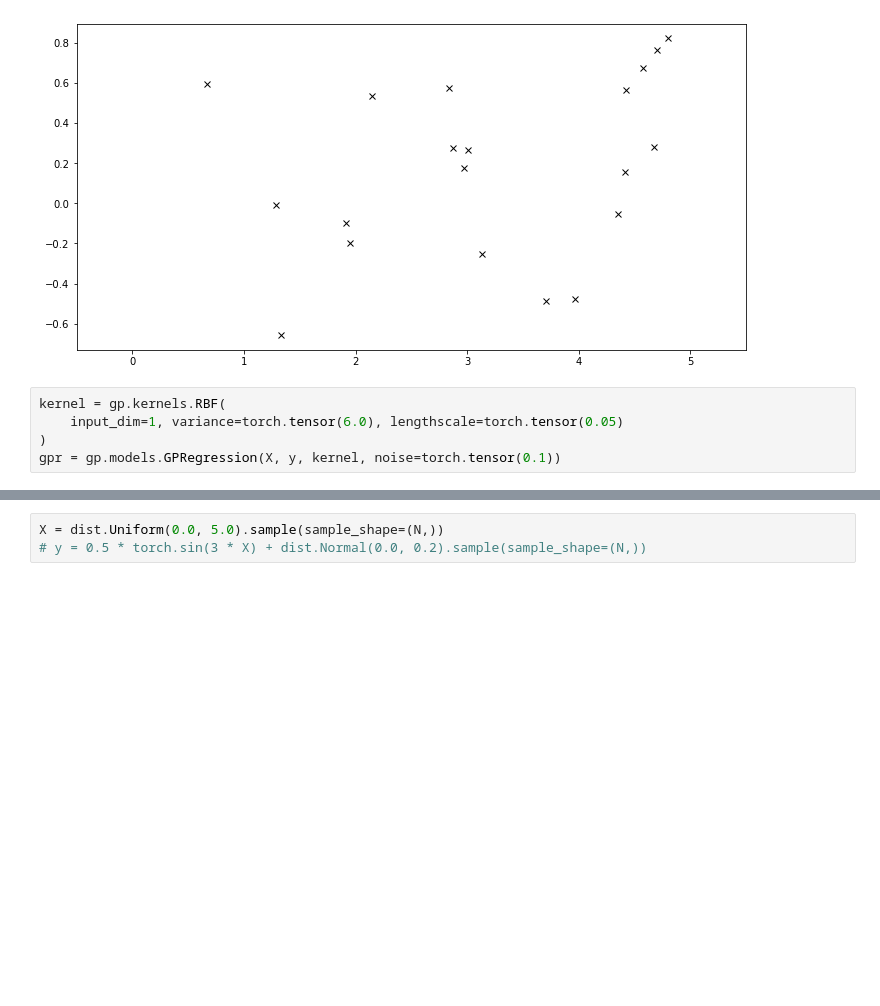
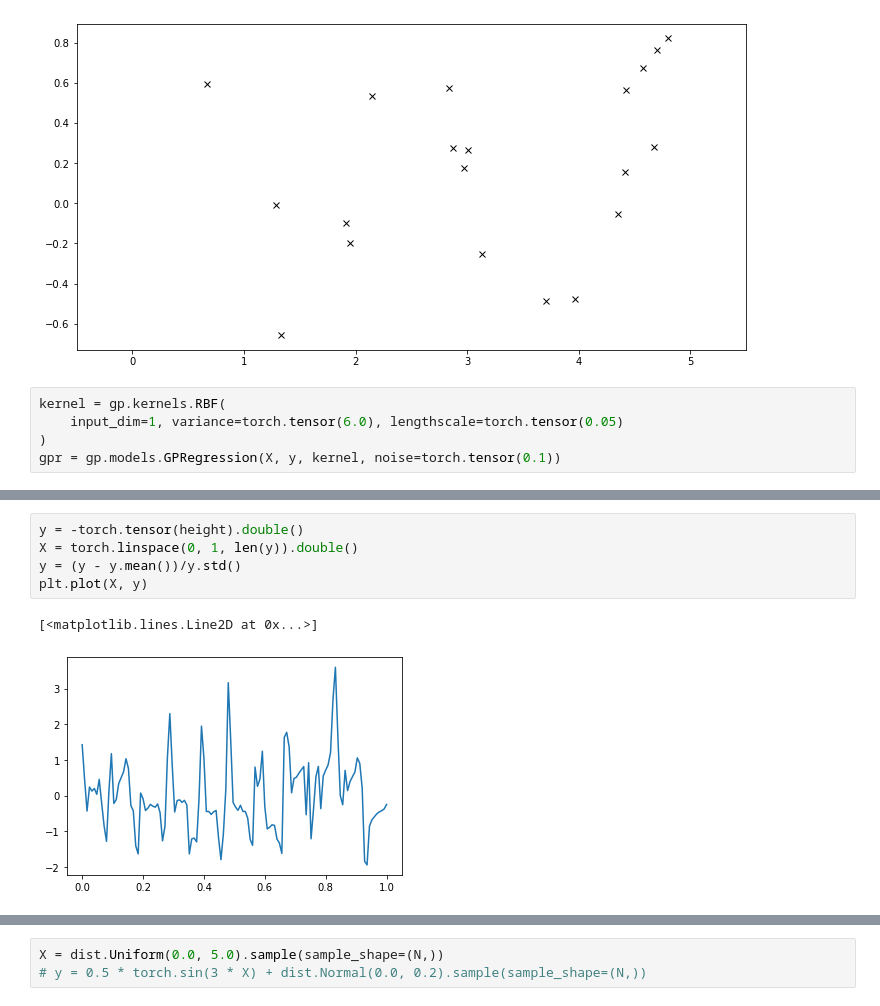
Before and after one commit to eyhl/premis, a Jupyter notebook: notebooks/gp_thickness.ipynb, the cells around one changed output, grey strips where cells are left out. Saved outputs shown, nothing was run; the diff lists cells and outputs as text; blank space fills up the shorter version.

```diff
--- a/notebooks/gp_thickness.ipynb
+++ b/notebooks/gp_thickness.ipynb
@@ -545,0 +555,8 @@ plot_loss(losses)
+# %%
+y = -torch.tensor(height).double()
+X = torch.linspace(0, 1, len(y)).double()
+y = (y - y.mean())/y.std()
+plt.plot(X, y)
+# %% [output]
+[<matplotlib.lines.Line2D at 0x...>]
+[figure, added]
```
Also changed, not shown: parts of 26 cells of this notebook, 1 other file.
